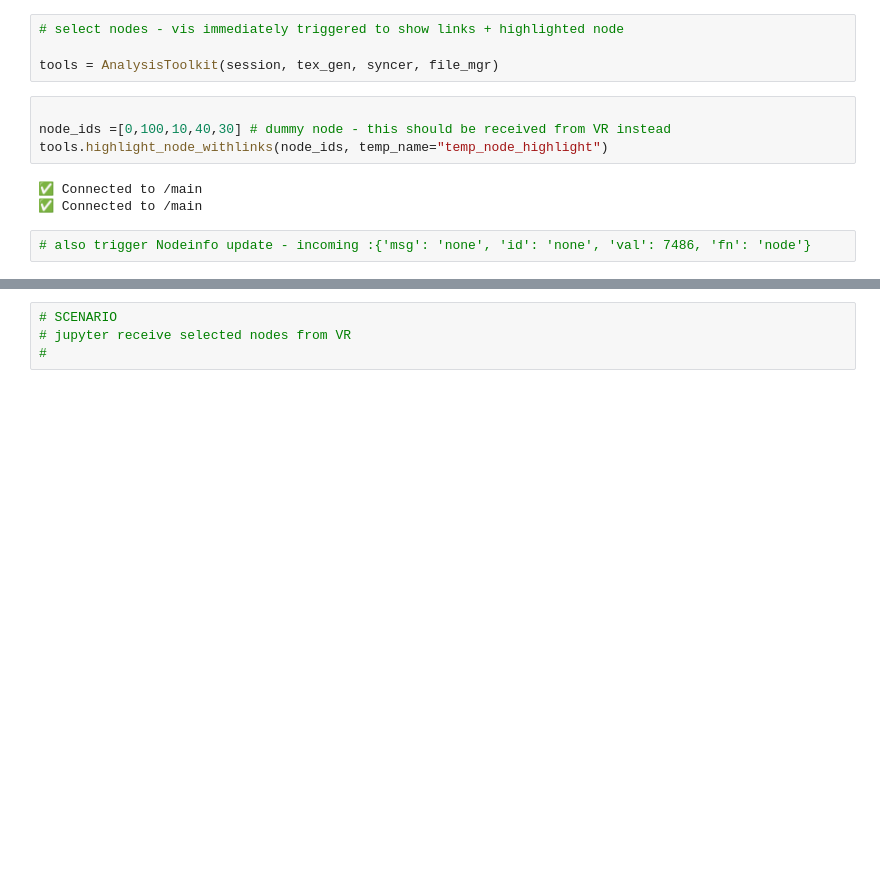
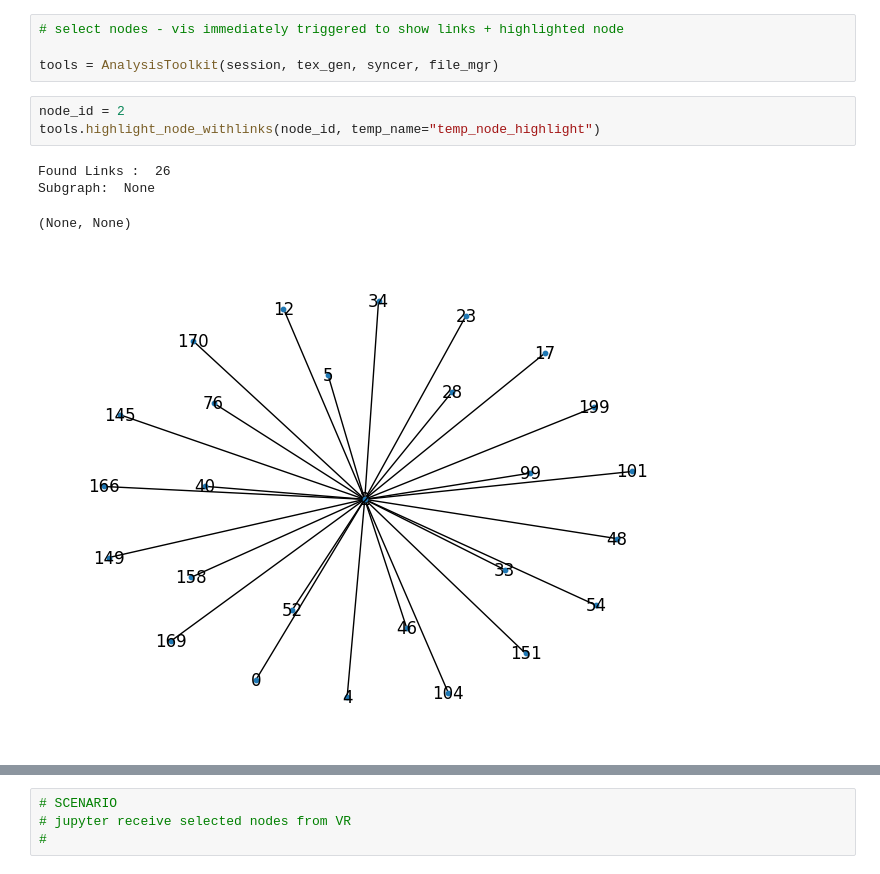
Before and after one commit to menchelab/DataDiVR_WebApp, a Jupyter notebook: _RealtimeCommunication.ipynb, the cells around one changed output, grey strips where cells are left out. Cells and saved outputs as stored; diff of their text form; blank space fills up the shorter version.

Commit message:
WIP - relayout, recolor, link highlight textures generating; Class Structure messy - needs clean-up

```diff
--- a/_RealtimeCommunication.ipynb
+++ b/_RealtimeCommunication.ipynb
@@ -142,12 +142,11 @@ Layout: layoutname_0 Selected index: 0
 # select nodes - vis immediately triggered to show links + highlighted node
 
 tools = AnalysisToolkit(session, tex_gen, syncer, file_mgr)
-# %%
-
-node_ids =[0,100,10,40,30] # dummy node - this should be received from VR instead
-tools.highlight_node_withlinks(node_ids, temp_name="temp_node_highlight")
-# %% [output]
-✅ Connected to /main
-✅ Connected to /main
-# %%
-# also trigger Nodeinfo update - incoming :{'msg': 'none', 'id': 'none', 'val': 7486, 'fn': 'node'}
+# %%
+node_id = 2
+tools.highlight_node_withlinks(node_id, temp_name="temp_node_highlight")
+# %% [output]
+Found Links :  26
+Subgraph:  None
+(None, None)
+[figure, added]
```
Also changed, not shown: parts of 12 cells of this notebook, 1 other file.
